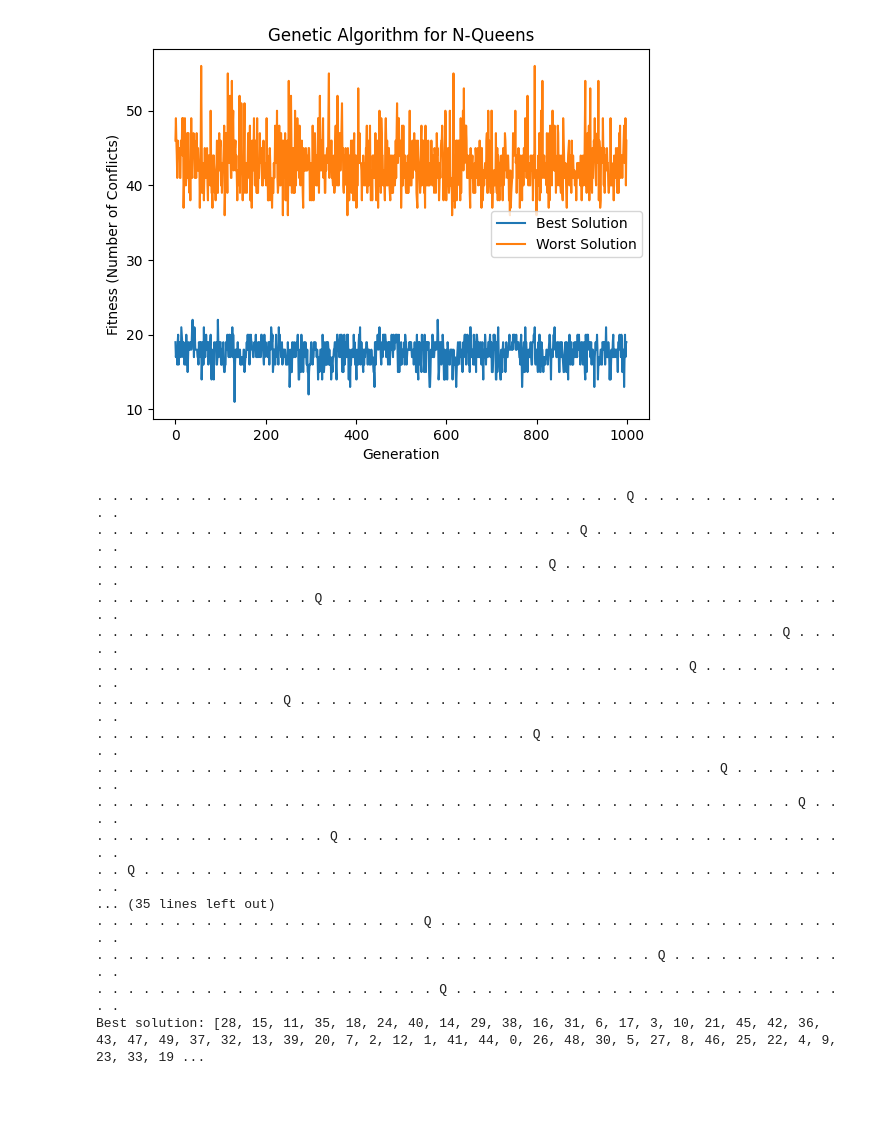
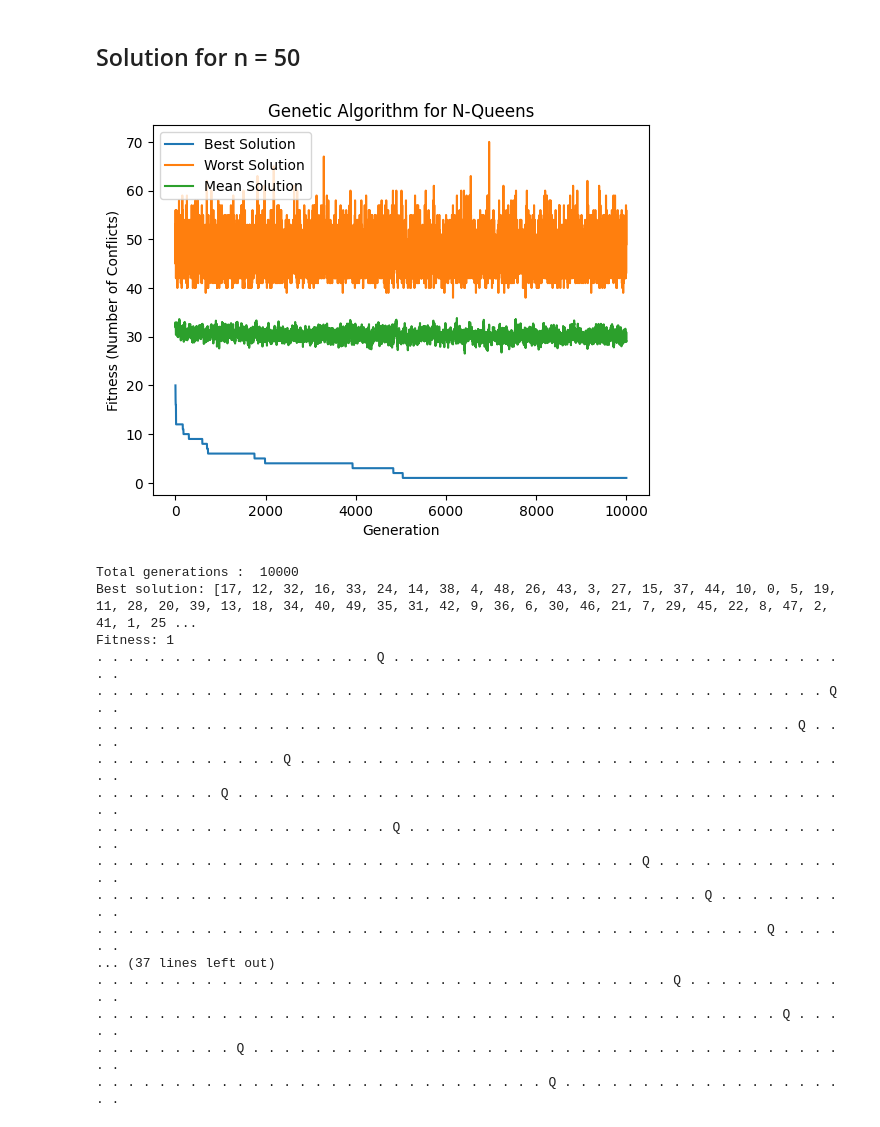
Before and after one commit to VitcSS/Queen_Evo, a Jupyter notebook: main.ipynb, the cells around one changed output. Saved outputs shown, nothing was run; the diff lists cells and outputs as text; code cells hidden in the pictures; blank space fills up the shorter version.

```diff
--- a/main.ipynb
+++ b/main.ipynb
@@ -24,0 +30,6 @@ def mutate(permutation) -> None:
+# %%
+
+def mutate(sol) -> None:
+    """Apply mutation to a solution"""
+    i, j = sample(range(len(sol)), 2)
+    sol[i], sol[j] = sol[j], sol[i]
@@ -25,7 +38,7 @@ def mutate(permutation) -> None:
 # %%
 
 def fitness(sol : List) -> int:
-    """Calculate the fitness of a permutation (number of queen conflicts)."""
+    """Calculate the fitness of a solution (number of queen conflicts)."""
     conflicts = 0
     n = len(sol)
     for i in range(n):
@@ -36,9 +51,10 @@ def fitness(sol : List) -> int:
 # %%
-def metrics(best_solutions : List, worst_solutions : List)->None:
-    """Plot the development of worst and best solutions per generation"""
+def metrics(best_solutions : List, worst_solutions : List, mean_fitness: List)->None:
+    """Plot the development of worst, mean and best solutions per generation"""
     x = range(len(best_solutions))
     plt.plot(x, best_solutions, label='Best Solution')
     plt.plot(x, worst_solutions, label='Worst Solution')
+    plt.plot(x, mean_fitness, label = 'Mean Solution')
     plt.xlabel('Generation')
     plt.ylabel('Fitness (Number of Conflicts)')
     plt.legend()
@@ -88,0 +120,4 @@ def print_board(sol : List):
+# %%
+population_size = 100
+mutation_rate = 0.8
+max_generations = 10000
@@ -89,30 +174,28 @@ def print_board(sol : List):
+# %% [markdown]
+## Solution for n = 50
 # %%
-
-n = 50  # Change this to the desired board size
-population_size = 100
-mutation_rate = 0.1
-max_generations = 1000
-
+n = 50
 best_solution = genetic_algorithm(n, population_size, mutation_rate, max_generations)
-print_board(best_solution)
 # Print the best solution found
 print("Best solution:", best_solution)
+print('Fitness:',fitness(best_solution))
+print_board(best_solution)
 # %% [output]
-[figure, old version]
+[figure, new version]
-. . . . . . . . . . . . . . . . . . . . . . . . . . . . . . . . . . Q . . . . . . . . . . . . . . .
-. . . . . . . . . . . . . . . . . . . . . . . . . . . . . . . Q . . . . . . . . . . . . . . . . . .
+Total generations :  10000
+Best solution: [17, 12, 32, 16, 33, 24, 14, 38, 4, 48, 26, 43, 3, 27, 15, 37, 44, 10, 0, 5, 19, 11, 28, 20, 39, 13, 18, 34, 40, 49, 35, 31, 42, 9, 36, 6, 30, 46, 21, 7, 29, 45, 22, 8, 47, 2, 41, 1, 25 ...
+Fitness: 1
+. . . . . . . . . . . . . . . . . . Q . . . . . . . . . . . . . . . . . . . . . . . . . . . . . . .
+. . . . . . . . . . . . . . . . . . . . . . . . . . . . . . . . . . . . . . . . . . . . . . . Q . .
+. . . . . . . . . . . . . . . . . . . . . . . . . . . . . . . . . . . . . . . . . . . . . Q . . . .
+. . . . . . . . . . . . Q . . . . . . . . . . . . . . . . . . . . . . . . . . . . . . . . . . . . .
+. . . . . . . . Q . . . . . . . . . . . . . . . . . . . . . . . . . . . . . . . . . . . . . . . . .
+. . . . . . . . . . . . . . . . . . . Q . . . . . . . . . . . . . . . . . . . . . . . . . . . . . .
+. . . . . . . . . . . . . . . . . . . . . . . . . . . . . . . . . . . Q . . . . . . . . . . . . . .
+. . . . . . . . . . . . . . . . . . . . . . . . . . . . . . . . . . . . . . . Q . . . . . . . . . .
+. . . . . . . . . . . . . . . . . . . . . . . . . . . . . . . . . . . . . . . . . . . Q . . . . . .
+... (37 lines left out)
+. . . . . . . . . . . . . . . . . . . . . . . . . . . . . . . . . . . . . Q . . . . . . . . . . . .
+. . . . . . . . . . . . . . . . . . . . . . . . . . . . . . . . . . . . . . . . . . . . Q . . . . .
+. . . . . . . . . Q . . . . . . . . . . . . . . . . . . . . . . . . . . . . . . . . . . . . . . . .
 . . . . . . . . . . . . . . . . . . . . . . . . . . . . . Q . . . . . . . . . . . . . . . . . . . .
-. . . . . . . . . . . . . . Q . . . . . . . . . . . . . . . . . . . . . . . . . . . . . . . . . . .
-. . . . . . . . . . . . . . . . . . . . . . . . . . . . . . . . . . . . . . . . . . . . Q . . . . .
-. . . . . . . . . . . . . . . . . . . . . . . . . . . . . . . . . . . . . . Q . . . . . . . . . . .
-. . . . . . . . . . . . Q . . . . . . . . . . . . . . . . . . . . . . . . . . . . . . . . . . . . .
-. . . . . . . . . . . . . . . . . . . . . . . . . . . . Q . . . . . . . . . . . . . . . . . . . . .
-. . . . . . . . . . . . . . . . . . . . . . . . . . . . . . . . . . . . . . . . Q . . . . . . . . .
-. . . . . . . . . . . . . . . . . . . . . . . . . . . . . . . . . . . . . . . . . . . . . Q . . . .
-. . . . . . . . . . . . . . . Q . . . . . . . . . . . . . . . . . . . . . . . . . . . . . . . . . .
-. . Q . . . . . . . . . . . . . . . . . . . . . . . . . . . . . . . . . . . . . . . . . . . . . . .
-... (35 lines left out)
-. . . . . . . . . . . . . . . . . . . . . Q . . . . . . . . . . . . . . . . . . . . . . . . . . . .
-. . . . . . . . . . . . . . . . . . . . . . . . . . . . . . . . . . . . Q . . . . . . . . . . . . .
-. . . . . . . . . . . . . . . . . . . . . . Q . . . . . . . . . . . . . . . . . . . . . . . . . . .
-Best solution: [28, 15, 11, 35, 18, 24, 40, 14, 29, 38, 16, 31, 6, 17, 3, 10, 21, 45, 42, 36, 43, 47, 49, 37, 32, 13, 39, 20, 7, 2, 12, 1, 41, 44, 0, 26, 48, 30, 5, 27, 8, 46, 25, 22, 4, 9, 23, 33, 19 ...
```
Also changed, not shown: parts of 16 cells of this notebook.
